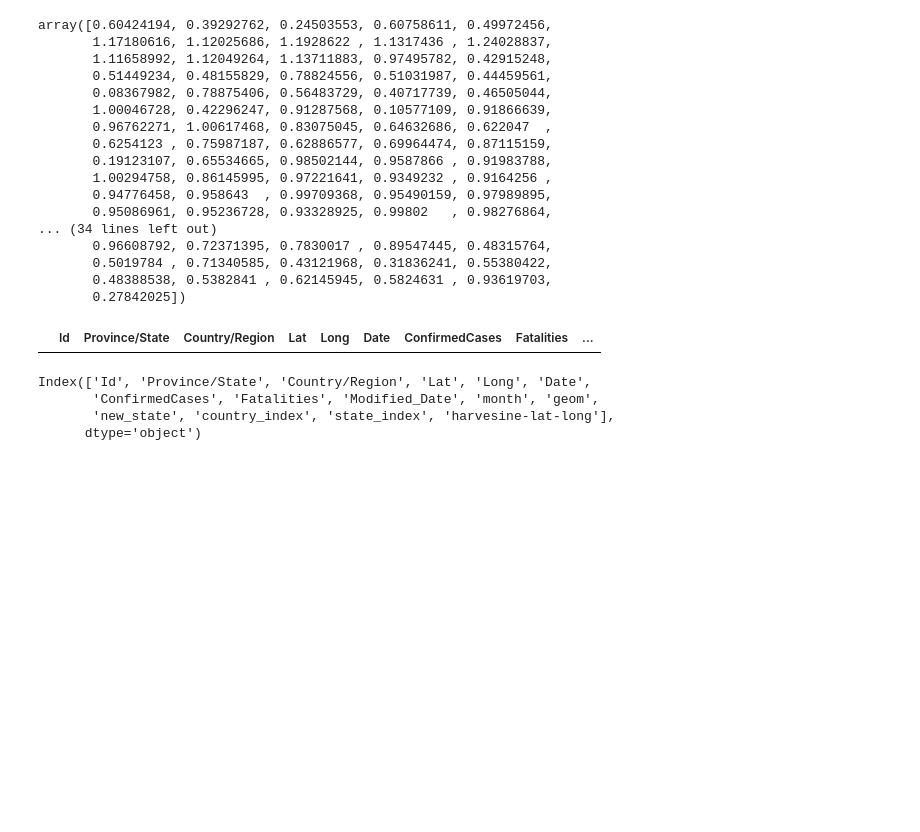
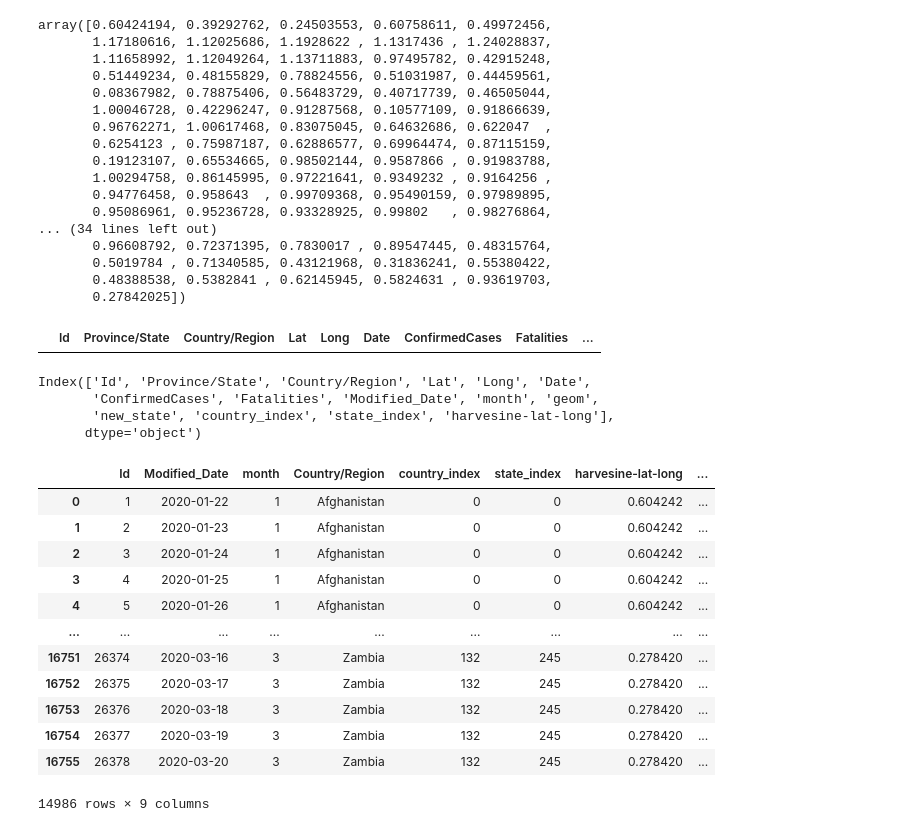
Before and after one commit to zoro666/covid19-global-forecasting, a Jupyter notebook: data_preparation.ipynb, the cells around one changed output. Cells and saved outputs as stored; diff of their text form; code cells hidden in the pictures; blank space fills up the shorter version.

Commit message:
new train data based on groupby of countries

```diff
--- a/data_preparation.ipynb
+++ b/data_preparation.ipynb
@@ -431,3 +431,19 @@ final_train_df = train_df_3[selected_columns]
 save_path = current_path + '/Data'
 if not os.path.isdir(save_path):
     os.makedirs(save_path)
+# %%
+final_train_df
+# %% [output]
+|  | Id | Modified_Date | month | Country/Region | country_index | state_index | harvesine-lat-long | ... |
+| 0 | 1 | 2020-01-22 | 1 | Afghanistan | 0 | 0 | 0.604242 | ... |
+| 1 | 2 | 2020-01-23 | 1 | Afghanistan | 0 | 0 | 0.604242 | ... |
+| 2 | 3 | 2020-01-24 | 1 | Afghanistan | 0 | 0 | 0.604242 | ... |
+| 3 | 4 | 2020-01-25 | 1 | Afghanistan | 0 | 0 | 0.604242 | ... |
+| 4 | 5 | 2020-01-26 | 1 | Afghanistan | 0 | 0 | 0.604242 | ... |
+| ... | ... | ... | ... | ... | ... | ... | ... | ... |
+| 16751 | 26374 | 2020-03-16 | 3 | Zambia | 132 | 245 | 0.278420 | ... |
+| 16752 | 26375 | 2020-03-17 | 3 | Zambia | 132 | 245 | 0.278420 | ... |
+| 16753 | 26376 | 2020-03-18 | 3 | Zambia | 132 | 245 | 0.278420 | ... |
+| 16754 | 26377 | 2020-03-19 | 3 | Zambia | 132 | 245 | 0.278420 | ... |
+| 16755 | 26378 | 2020-03-20 | 3 | Zambia | 132 | 245 | 0.278420 | ... |
+14986 rows × 9 columns
```
Also changed, not shown: parts of 5 cells of this notebook, 2 other files.
